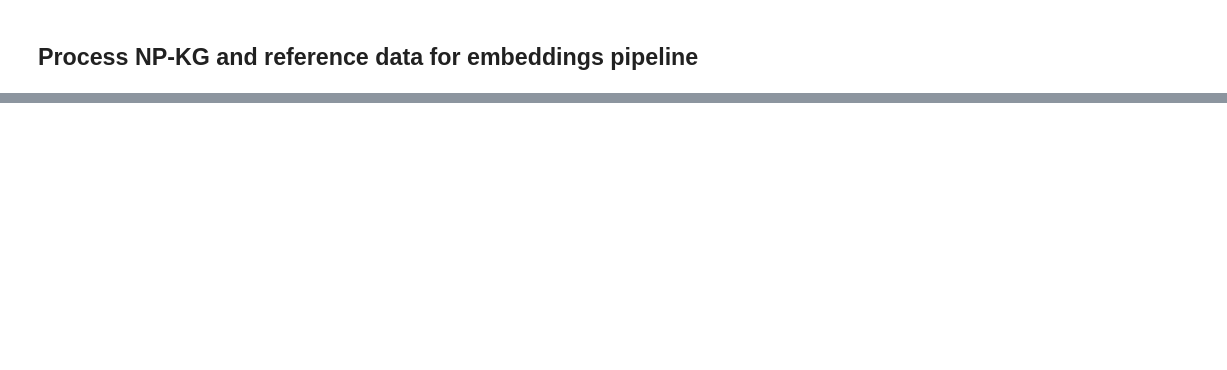
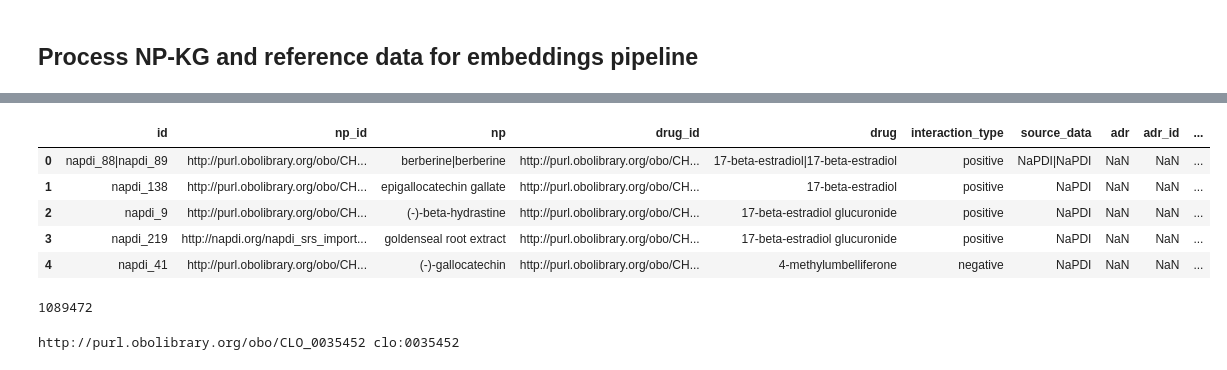
Before and after one commit to sanyabt/npkg-embedding, a Jupyter notebook: npkg-data-process-embeddings.ipynb, the cells around one changed output, grey strips where cells are left out. Drawn from its saved outputs; the diff is of its cells as text; code cells hidden in the pictures; blank space fills up the shorter version.

```diff
--- a/npkg-data-process-embeddings.ipynb
+++ b/npkg-data-process-embeddings.ipynb
@@ -228,0 +250,2 @@ refdf_nokg.to_csv('reference_data_combined_interactions_nodrugclass_dedup_202403
+# %%
+refdf = pd.read_csv(DIR_OUT+'reference_data_combined_interactions_nodrugclass_dedup_20240724_without_npkg_edges.tsv', sep='\t')
@@ -228,0 +274,26 @@ refdf_nokg.to_csv('reference_data_combined_interactions_nodrugclass_dedup_202403
+# %%
+refdf.head()
+# %% [output]
+|  | id | np_id | np | drug_id | drug | interaction_type | source_data | adr | adr_id | ... |
+| 0 | napdi_88|napdi_89 | http://purl.obolibrary.org/obo/CH... | berberine|berberine | http://purl.obolibrary.org/obo/CH... | 17-beta-estradiol|17-beta-estradiol | positive | NaPDI|NaPDI | NaN | NaN | ... |
+| 1 | napdi_138 | http://purl.obolibrary.org/obo/CH... | epigallocatechin gallate | http://purl.obolibrary.org/obo/CH... | 17-beta-estradiol | positive | NaPDI | NaN | NaN | ... |
+| 2 | napdi_9 | http://purl.obolibrary.org/obo/CH... | (-)-beta-hydrastine | http://purl.obolibrary.org/obo/CH... | 17-beta-estradiol glucuronide | positive | NaPDI | NaN | NaN | ... |
+| 3 | napdi_219 | http://napdi.org/napdi_srs_import... | goldenseal root extract | http://purl.obolibrary.org/obo/CH... | 17-beta-estradiol glucuronide | positive | NaPDI | NaN | NaN | ... |
+| 4 | napdi_41 | http://purl.obolibrary.org/obo/CH... | (-)-gallocatechin | http://purl.obolibrary.org/obo/CH... | 4-methylumbelliferone | negative | NaPDI | NaN | NaN | ... |
+# %%
+uri_to_curie_map_file = '/home/sanya/np-kg/resources/knowledge_graphs/uri_to_curie_map.tsv'
+##load as dictionary
+uri_to_curie_map = {}
+with open(uri_to_curie_map_file, 'r') as f:
+    for line in f:
+        uri, curie = line.strip().split('\t')
+        uri_to_curie_map[uri] = curie
+len(uri_to_curie_map)
+# %% [output]
+1089472
+# %%
+for key in uri_to_curie_map:
+    print(key, uri_to_curie_map[key])
+    break
+# %% [output]
+http://purl.obolibrary.org/obo/CLO_0035452 clo:0035452
```
Also changed, not shown: parts of 29 cells of this notebook, 10 other files.
